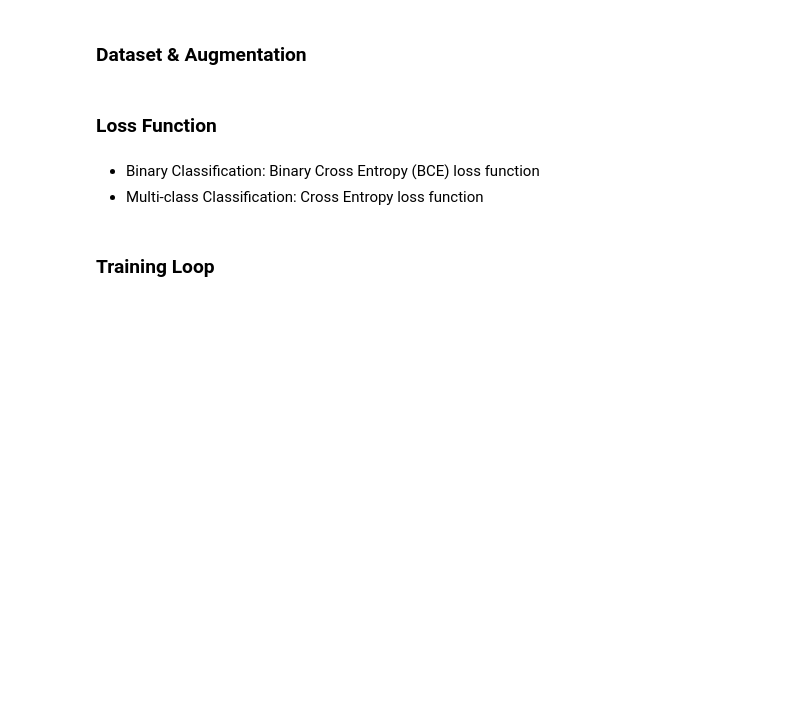
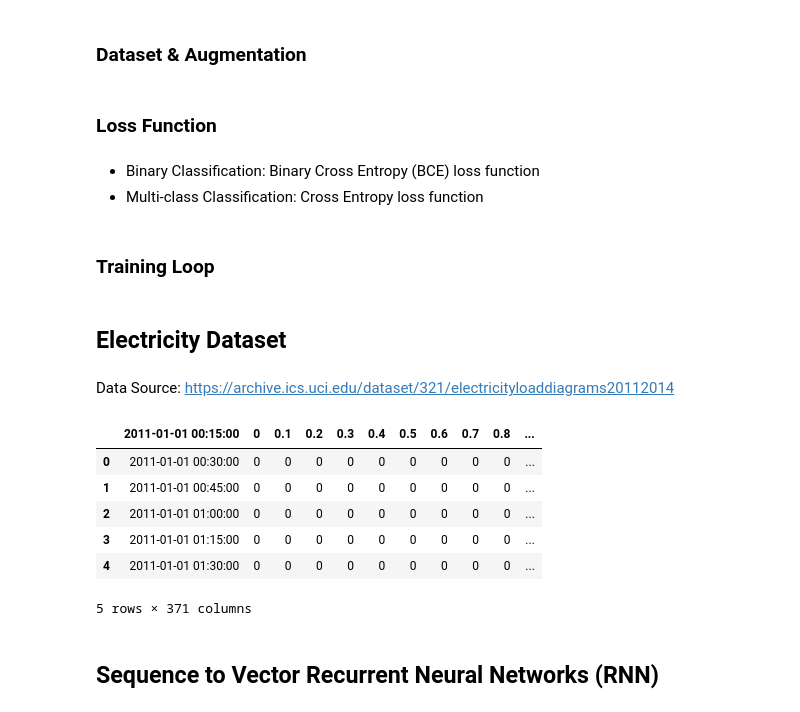
Before and after one commit to boedybios/pytorch_intro, a Jupyter notebook: pytorch_intro_part_2.ipynb, the cells around one changed output. Saved outputs shown, nothing was run; the diff lists cells and outputs as text; code cells hidden in the pictures; blank space fills up the shorter version.

Commit message:
[Improvement] Include sequence to vector RNN

```diff
--- a/pytorch_intro_part_2.ipynb
+++ b/pytorch_intro_part_2.ipynb
@@ -346,0 +346,20 @@ for epoch in range(2):
+# %% [markdown]
+## Electricity Dataset
+# %% [markdown]
+Data Source: https://archive.ics.uci.edu/dataset/321/electricityloaddiagrams20112014
+# %%
+import pandas as pd
+
+
+train_data = pd.read_csv(
+    "./data/electricity_dataset/LD2011_2014.txt", delimiter=";", skiprows=1
+)
+train_data.head()
+# %% [output]
+|  | 2011-01-01 00:15:00 | 0 | 0.1 | 0.2 | 0.3 | 0.4 | 0.5 | 0.6 | 0.7 | 0.8 | ... |
+| 0 | 2011-01-01 00:30:00 | 0 | 0 | 0 | 0 | 0 | 0 | 0 | 0 | 0 | ... |
+| 1 | 2011-01-01 00:45:00 | 0 | 0 | 0 | 0 | 0 | 0 | 0 | 0 | 0 | ... |
+| 2 | 2011-01-01 01:00:00 | 0 | 0 | 0 | 0 | 0 | 0 | 0 | 0 | 0 | ... |
+| 3 | 2011-01-01 01:15:00 | 0 | 0 | 0 | 0 | 0 | 0 | 0 | 0 | 0 | ... |
+| 4 | 2011-01-01 01:30:00 | 0 | 0 | 0 | 0 | 0 | 0 | 0 | 0 | 0 | ... |
+5 rows × 371 columns
@@ -346,0 +393,2 @@ for epoch in range(2):
+# %% [markdown]
+## Sequence to Vector Recurrent Neural Networks (RNN)
```
Also changed, not shown: parts of 13 cells of this notebook.
